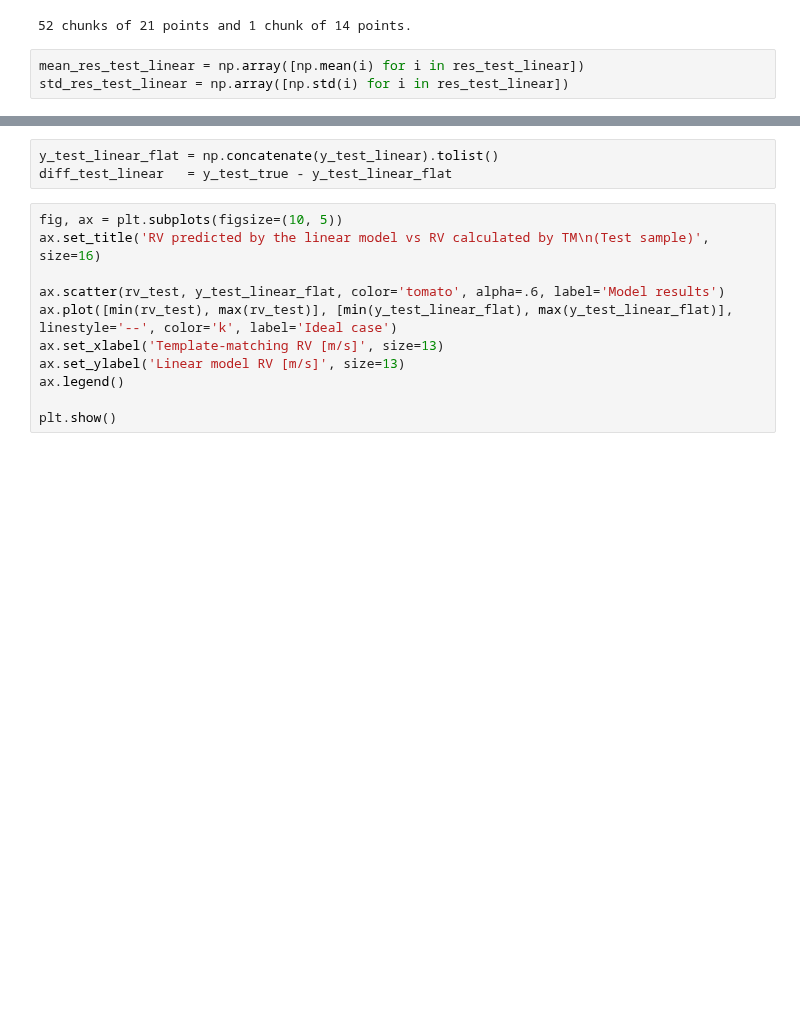
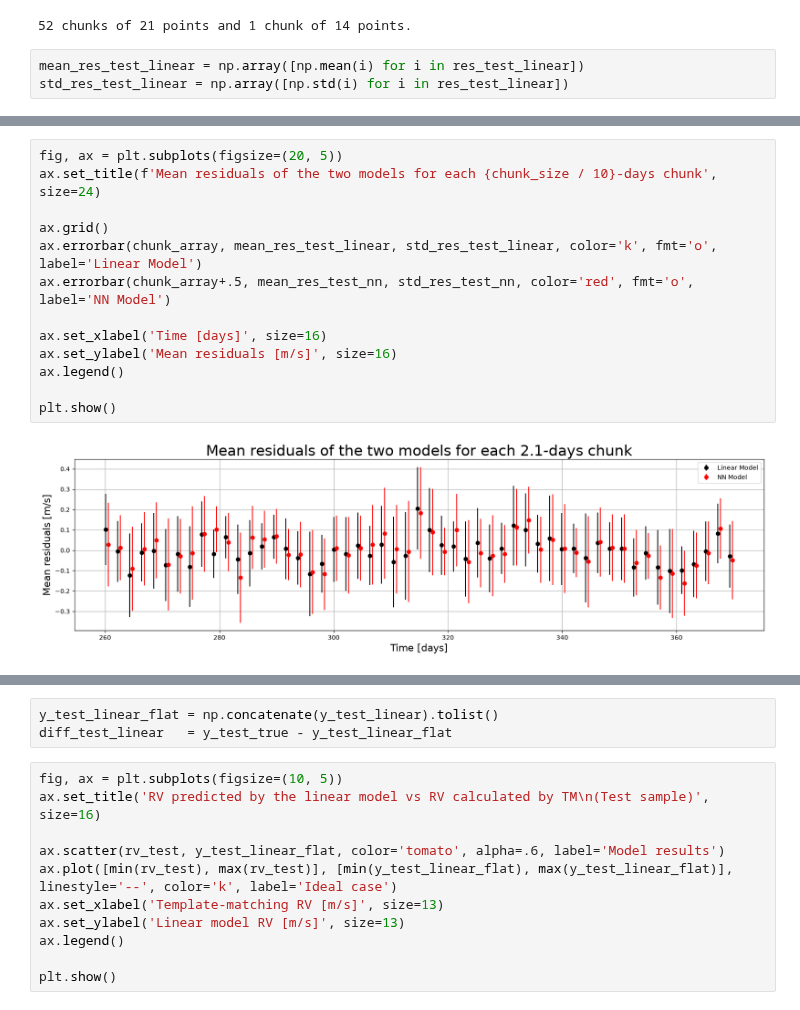
Before and after one commit to Etienne99/LAM_Internship, a Jupyter notebook: scripts_2/neuraln_5.ipynb, the cells around one changed output, grey strips where cells are left out. Saved outputs shown, nothing was run; the diff lists cells and outputs as text; blank space fills up the shorter version.

```diff
--- a/scripts_2/neuraln_5.ipynb
+++ b/scripts_2/neuraln_5.ipynb
@@ -550,0 +646,15 @@ plt.show()
+# %%
+fig, ax = plt.subplots(figsize=(20, 5))
+ax.set_title(f'Mean residuals of the two models for each {chunk_size / 10}-days chunk', size=24)
+
+ax.grid()
+ax.errorbar(chunk_array, mean_res_test_linear, std_res_test_linear, color='k', fmt='o', label='Linear Model')
+ax.errorbar(chunk_array+.5, mean_res_test_nn, std_res_test_nn, color='red', fmt='o', label='NN Model')
+
+ax.set_xlabel('Time [days]', size=16)
+ax.set_ylabel('Mean residuals [m/s]', size=16)
+ax.legend()
+
+plt.show()
+# %% [output]
+[figure, added]
```
Also changed, not shown: parts of 12 cells of this notebook.
